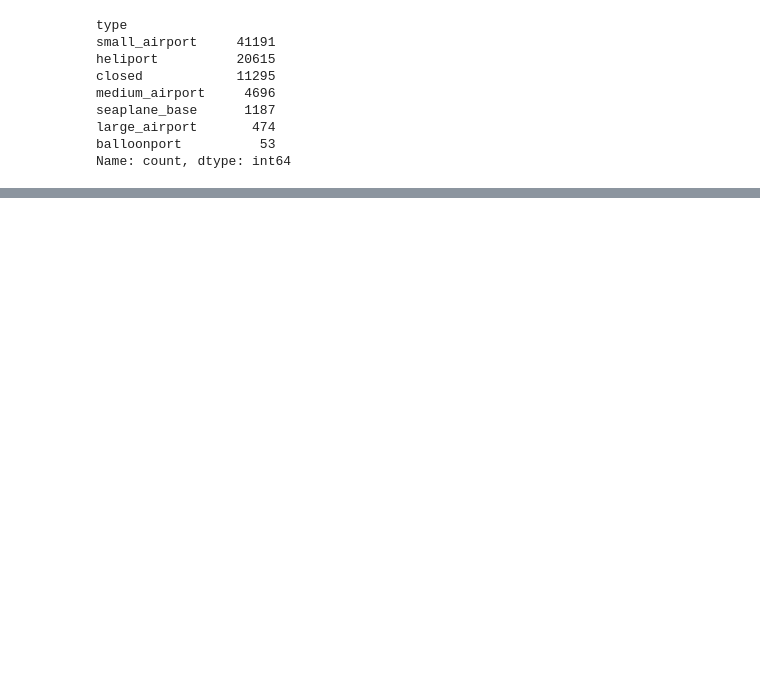
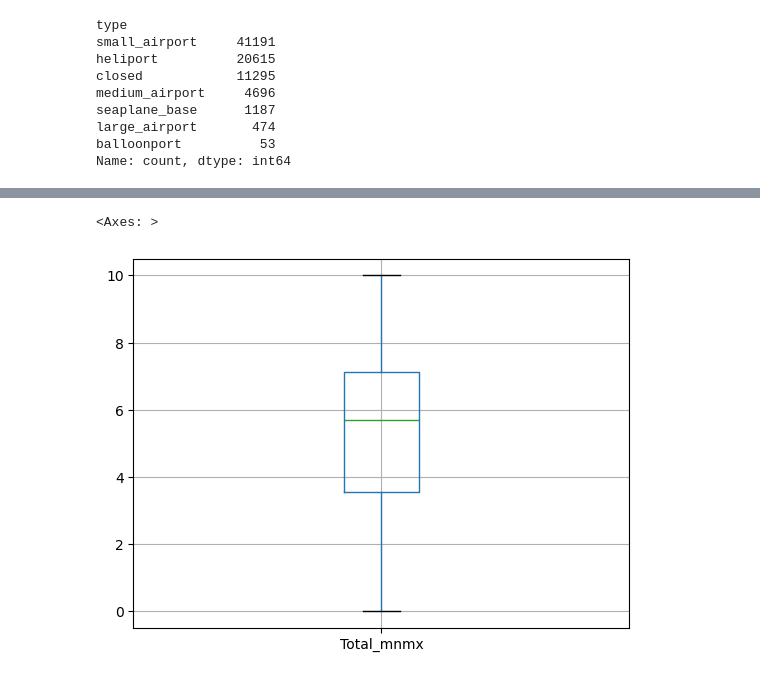
Before and after one commit to krlos20203563/ASIE_2024-1, a Jupyter notebook: Tarea_2.ipynb, the cells around one changed output, grey strips where cells are left out. Drawn from its saved outputs; the diff is of its cells as text; code cells hidden in the pictures; blank space fills up the shorter version.

```diff
--- a/Tarea_2.ipynb
+++ b/Tarea_2.ipynb
@@ -334,0 +520,10 @@ geoairports_5641.to_file(os.path.join("data_TA2","maps","peruMaps_5641.gpkg"), l
+# %%
+# changing
+fragility.Country.replace(try2,inplace=True)
+
+# new update
+onlyFragil=set(fragility.Country)- set(countries.COUNTRY)
+onlyMap=set(countries.COUNTRY)- set(fragility.Country)
+
+# new matches
+[(country, process.extractOne(country,onlyMap)) for country in sorted(onlyFragil)]
@@ -334,0 +532,9 @@ geoairports_5641.to_file(os.path.join("data_TA2","maps","peruMaps_5641.gpkg"), l
+# %%
+fragility.Country.replace({'ESWATINI': 'SWAZILAND'},inplace=True)
+
+#
+onlyFragil=set(fragility.Country)- set(countries.COUNTRY)
+onlyMap=set(countries.COUNTRY)- set(fragility.Country)
+
+#
+[(country, process.extractOne(country,onlyMap)) for country in sorted(onlyFragil)]
@@ -334,0 +543,4 @@ geoairports_5641.to_file(os.path.join("data_TA2","maps","peruMaps_5641.gpkg"), l
+# %%
+theMapAndData=countries.merge(fragility,left_on='COUNTRY', right_on='Country')
+# here it is (new map):
+theMapAndData.info()
@@ -334,0 +647,2 @@ geoairports_5641.to_file(os.path.join("data_TA2","maps","peruMaps_5641.gpkg"), l
+# %%
+geo_frag = pd.merge(theMapAndData, continentes, left_on='iso3', right_on='ISO', how='inner')
@@ -334,0 +679,5 @@ geoairports_5641.to_file(os.path.join("data_TA2","maps","peruMaps_5641.gpkg"), l
+# %%
+geo_frag.boxplot(column=['Total_mnmx'])
+# %% [output]
+<Axes: >
+[figure, added]
```
Also changed, not shown: parts of 65 cells of this notebook, 4 other files.
